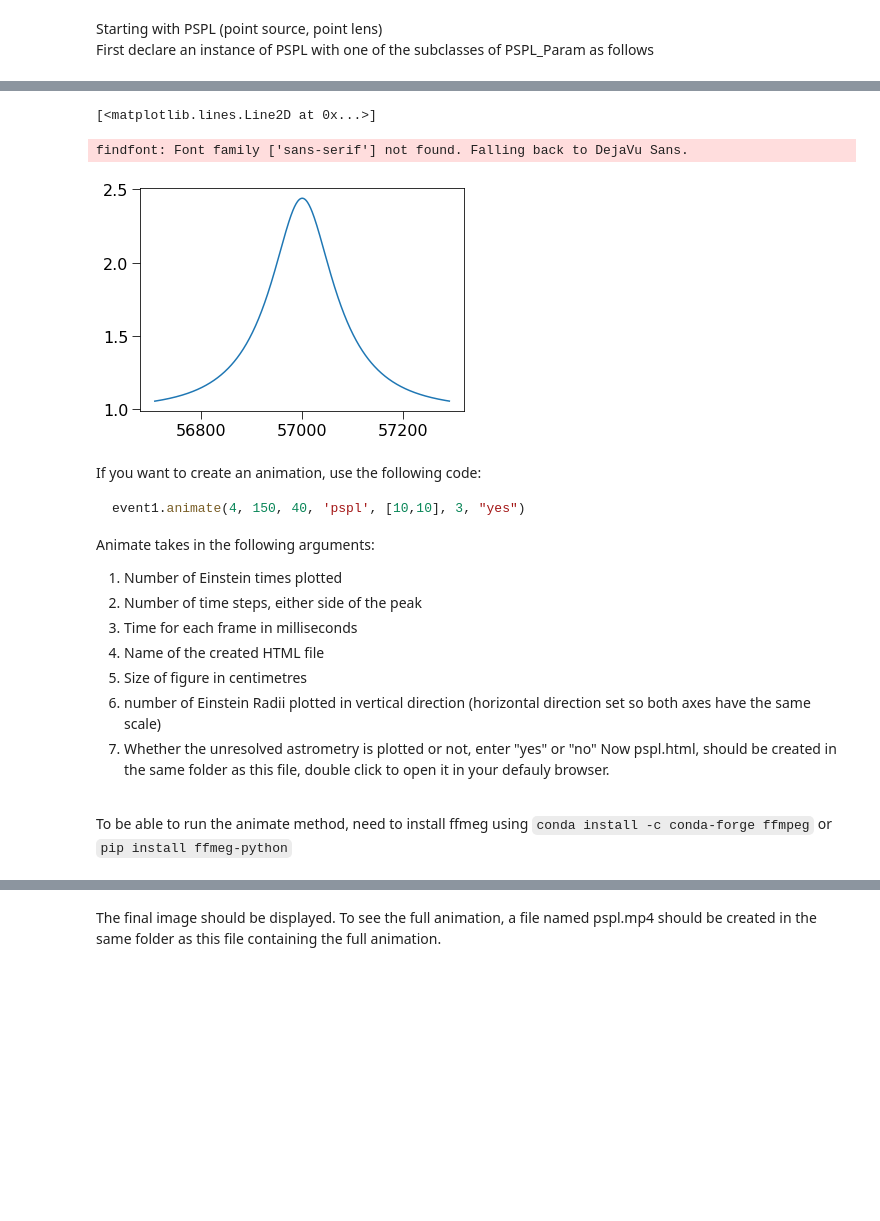
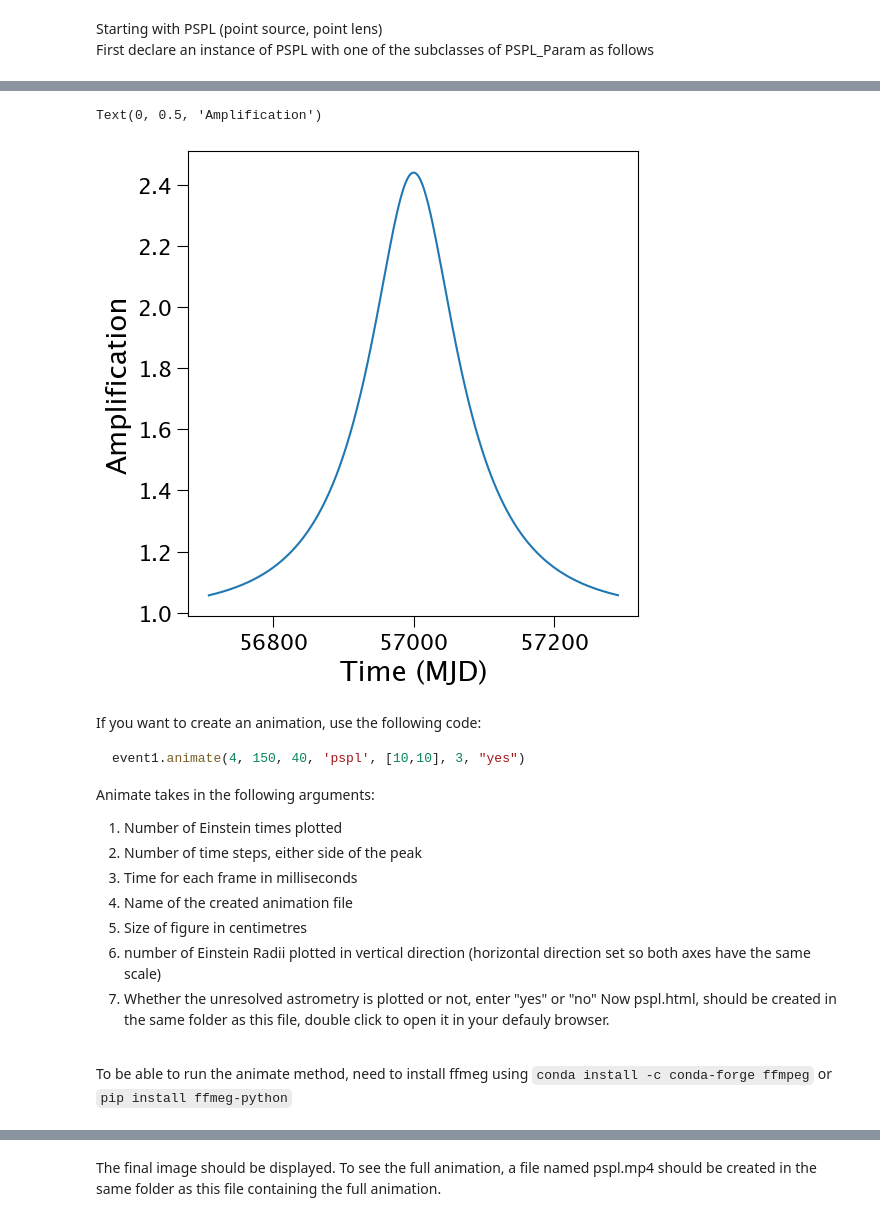
Before and after one commit to MovingUniverseLab/BAGLE_Microlensing, a Jupyter notebook: BAGLE_TUTORIAL.ipynb, the cells around one changed output, grey strips where cells are left out. Cells and saved outputs as stored; diff of their text form; code cells hidden in the pictures; blank space fills up the shorter version.

```diff
--- a/BAGLE_TUTORIAL.ipynb
+++ b/BAGLE_TUTORIAL.ipynb
@@ -22,16 +19,18 @@ event1 = model.PSPL_PhotAstromParam1(*args)
 # %%
 mL = 10.0  # msun
-t0 = 57000.00
-xS0 = np.array([0.000, 0.000])
-# beta = -0.4 # mas
+t0 = 57000.00 # MJD
+xS0 = np.array([0.000, 0.000]) # mas/yr
 beta = 1.4  # mas
-muS = np.array([8.0, 0.0])
-# muL = np.array([-7.0, 0.00])
-muL = np.array([0.00, 0.00])
-dL = 4000.0
-dS = 8000.0
+muS = np.array([8.0, 0.0])     # mas/yr
+muL = np.array([0.00, 0.00])   # mas/yr
+dL = 4000.0 # pc
+dS = 8000.0 # pc
 b_sff = 1.0
-mag_src = 19.0
+mag_src = 19.0 # mag
 
-event1 = model.PSPL_PhotAstrom_noPar_Param1(mL,t0,beta,dL,dL / dS,xS0[0],xS0[1],muL[0],muL[1],muS[0],muS[1],[b_sff],[mag_src])
+event1 = model.PSPL_PhotAstrom_noPar_Param1(mL, t0, beta, dL, dL / dS,
+                                            xS0[0], xS0[1],
+                                            muL[0], muL[1],
+                                            muS[0], muS[1],
+                                            [b_sff],[mag_src])
 # %% [markdown]
@@ -88,11 +86,12 @@ Imagine I want to plot from -2, to 2 Einstein crossing times
 # %%
 t = np.arange(event1.t0 - 2*event1.tE, event1.t0 + 2*event1.tE, 1)
 A = event1.get_amplification(t)
 plt.plot(t,A)
+plt.xlabel('Time (MJD)')
+plt.ylabel('Amplification')
 # %% [output]
-[<matplotlib.lines.Line2D at 0x...>]
+Text(0, 0.5, 'Amplification')
-findfont: Font family ['sans-serif'] not found. Falling back to DejaVu Sans.
-[figure, old version]
+[figure, new version]
 # %% [markdown]
 If you want to create an animation, use the following code:
 
@@ -104,7 +103,7 @@ Animate takes in the following arguments:
 1. Number of Einstein times plotted
 2. Number of time steps, either side of the peak
 3. Time for each frame in milliseconds
-4. Name of the created HTML file
+4. Name of the created animation file
 5. Size of figure in centimetres
 6. number of Einstein Radii plotted in vertical direction (horizontal direction set so both axes have the same scale)
 7. Whether the unresolved astrometry is plotted or not, enter "yes" or "no"
```
Also changed, not shown: parts of 4 cells of this notebook, 4 other files.
